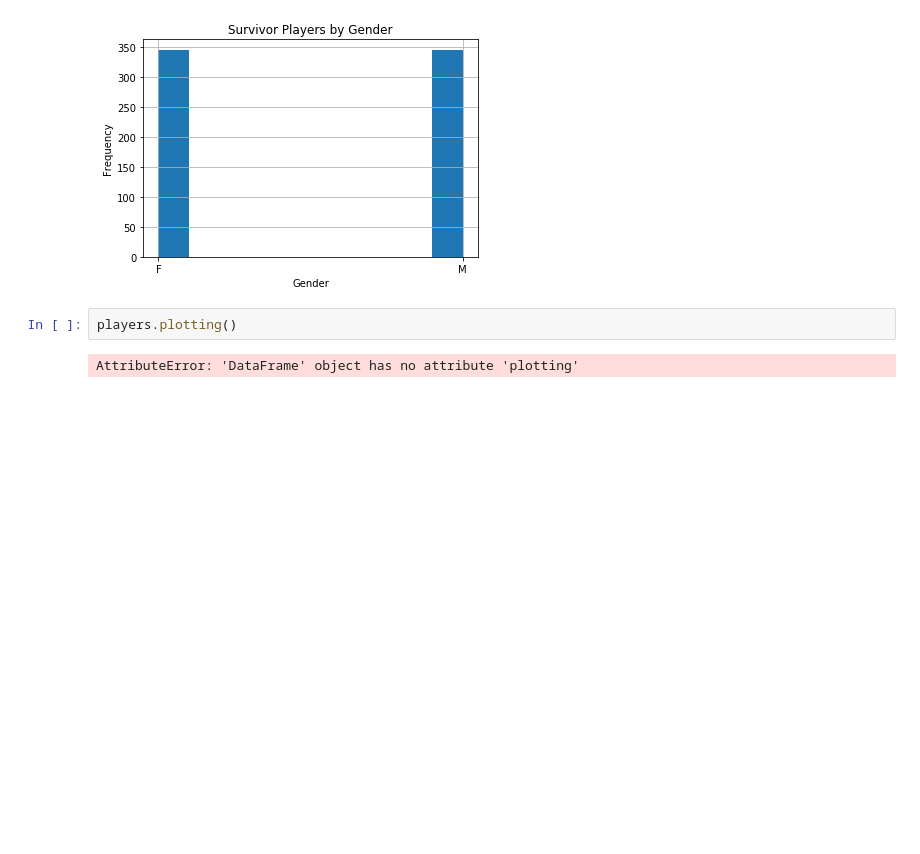
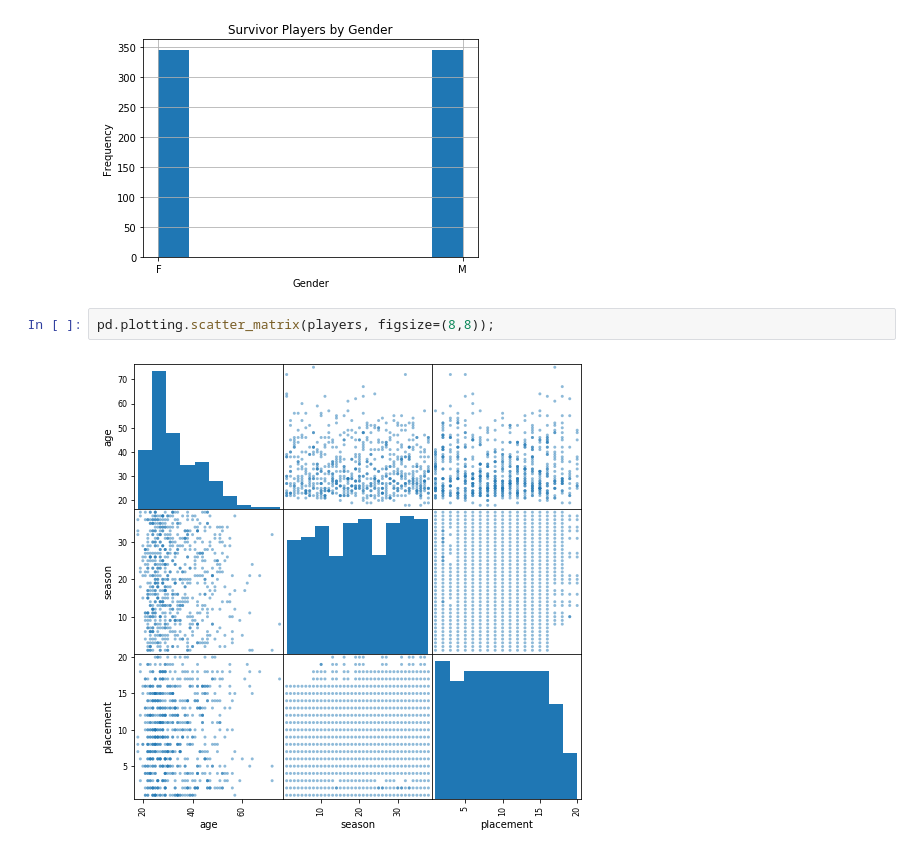
Before and after one commit to kayschulz/survivor_analysis, a Jupyter notebook: exploratory_analysis.ipynb, the cells around one changed output. Saved outputs shown, nothing was run; the diff lists cells and outputs as text; blank space fills up the shorter version.

```diff
--- a/exploratory_analysis.ipynb
+++ b/exploratory_analysis.ipynb
@@ -410,7 +410,7 @@ ax.set_title('Survivor Players by Gender')
 # %% [output]
 Text(0.5, 1.0, 'Survivor Players by Gender')
 [figure]
-# %%
-players.plotting()
-# %% [output]
-AttributeError: 'DataFrame' object has no attribute 'plotting'
+# %%
+pd.plotting.scatter_matrix(players, figsize=(8,8));
+# %% [output]
+[figure, added]
```
Also changed, not shown: parts of 4 cells of this notebook.
